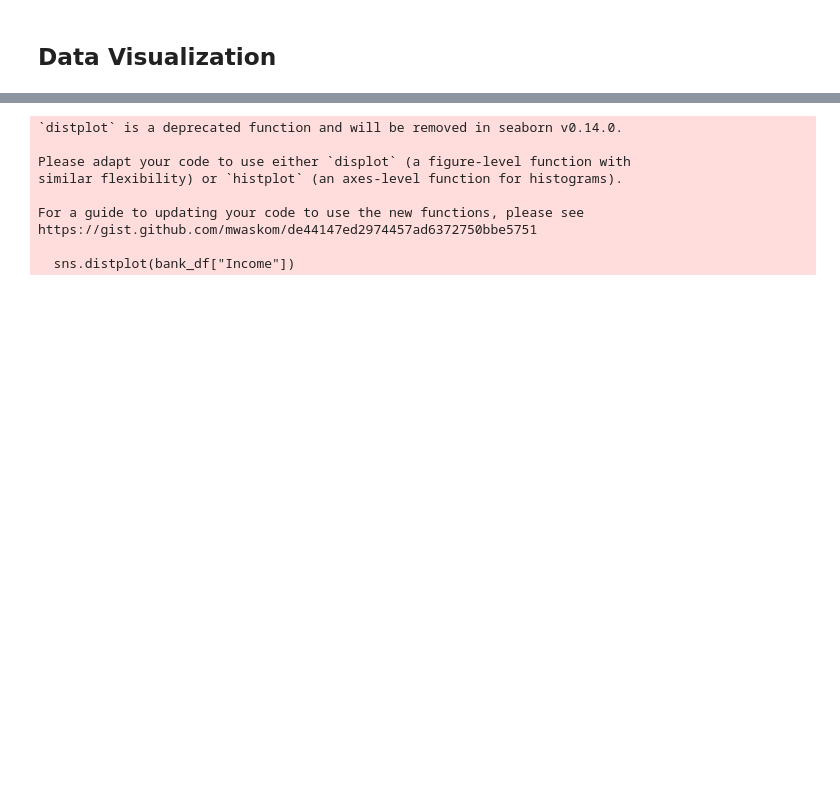
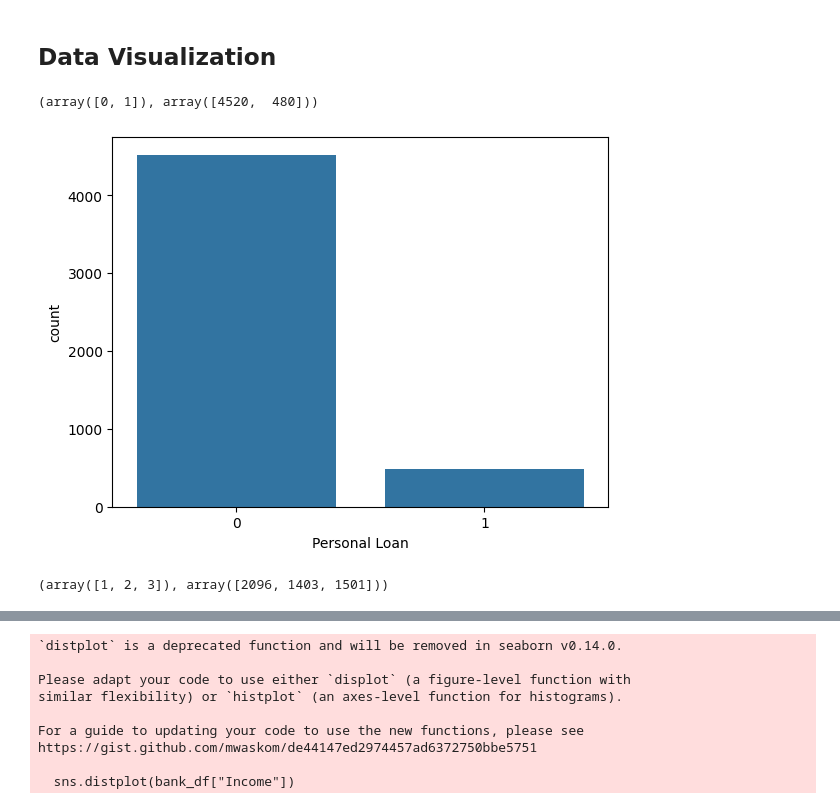
Before and after one commit to Khushboo-Verma2004/AI-ML-2, a Jupyter notebook: Bank Loan Approval PRediction/Bank Loan Approval.ipynb, the cells around one changed output, grey strips where cells are left out. Saved outputs shown, nothing was run; the diff lists cells and outputs as text; code cells hidden in the pictures; blank space fills up the shorter version.

Commit message:
Issue 1 solved, Countplot

```diff
--- a/Bank Loan Approval PRediction/Bank Loan Approval.ipynb
+++ b/Bank Loan Approval PRediction/Bank Loan Approval.ipynb
@@ -122,9 +122,21 @@ print ("The percentage of customers that took out a personal loan is {:.2%}.".fo
 The percentage of customers that took out a personal loan is 9.60%.
 # %% [markdown]
 ## Data Visualization
+# %%
+np.unique(bank_df['Personal Loan'], return_counts=True)
+# %% [output]
+(array([0, 1]), array([4520,  480]))
 # %%
 #ISSUE_1 - visualize countplot in sns for personal loan, education, credit card & age
 
 #personal loan
+sns.countplot(x=bank_df['Personal Loan'])
+plt.show()
+# %% [output]
+[figure, added]
+# %%
+np.unique(bank_df['Education'], return_counts = True)
+# %% [output]
+(array([1, 2, 3]), array([2096, 1403, 1501]))
 # %%
 #education
```
Also changed, not shown: parts of 4 cells of this notebook.
